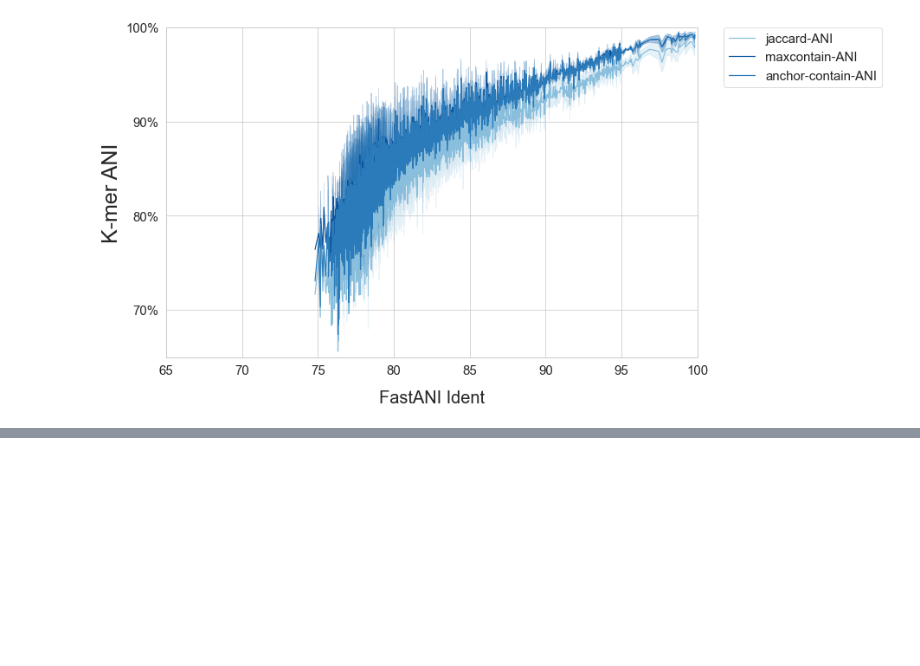
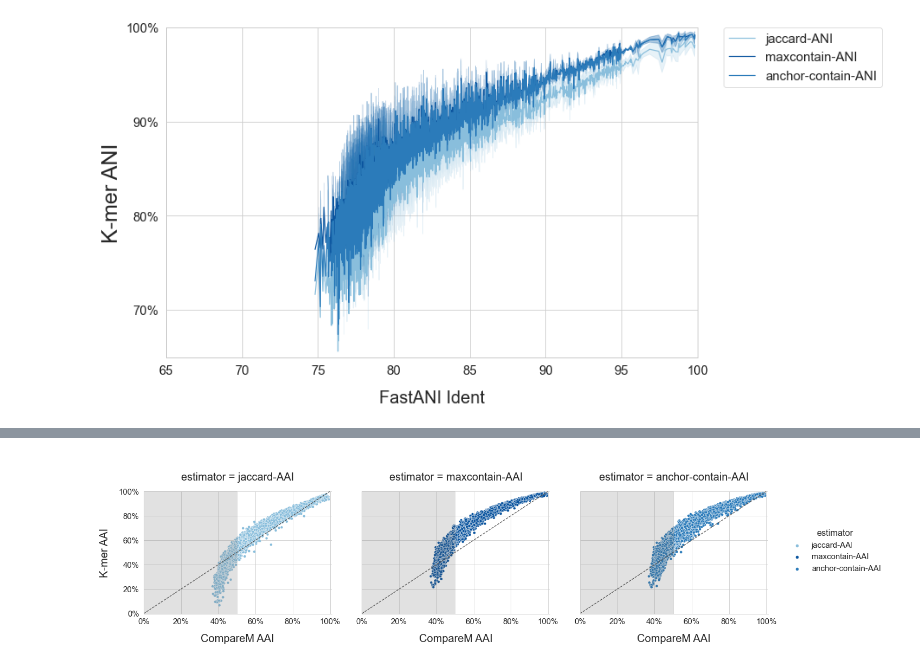
Before and after one commit to bluegenes/2020-dist-compare, a Jupyter notebook: notebooks/compare-ANI-AAI-estimation-to-current-tools.ipynb, the cells around one changed output, grey strips where cells are left out. Cells and saved outputs as stored; diff of their text form; code cells hidden in the pictures; blank space fills up the shorter version.

```diff
--- a/notebooks/compare-ANI-AAI-estimation-to-current-tools.ipynb
+++ b/notebooks/compare-ANI-AAI-estimation-to-current-tools.ipynb
@@ -819,3 +844,8 @@ with sns.plotting_context("paper", font_scale=1.7,rc={"font.size":25,"axes.title
     fig = g.get_figure()
 # %% [output]
 [figure]
+# %%
+protB=pd.melt(allprot,id_vars=["comparison_name", "path", "compareM"],
+                     value_vars=["jaccard-AAI", "maxcontain-AAI", "anchor-contain-AAI"],
+                     var_name='estimator', value_name='AAI')
+protB
@@ -821,0 +885,27 @@ with sns.plotting_context("paper", font_scale=1.7,rc={"font.size":25,"axes.title
+# %%
+aai_colors = {"jaccard-AAI":"#89bedc", "maxcontain-AAI":"#0b559f", "anchor-contain-AAI":'#2b7bba', "compareM":"#c44e52"}
+
+sns.set() # reset defaults
+with sns.plotting_context("paper", font_scale=1.7,rc={"font.size":25,"axes.titlesize":20,"axes.labelsize":20}):
+    sns.set_style("whitegrid")
+    g=sns.relplot(data=protB, x="compareM", y="AAI", hue="estimator",col="estimator", palette=aai_colors)
+    xlim=(0, 1.009)#None
+    ylim= (0, 1)
+    for ax in g.fig.axes:
+        ax.plot((0,1), (0,1), ls="--", c=".3")
+        #ax.margins(x=0.1, y=0.1)
+        ax.axvspan(0, 0.5, alpha=0.2, color='dimgray')
+        ax.xaxis.set_major_locator(ticker.MultipleLocator(0.2))
+        ax.xaxis.set_major_formatter(ticker.PercentFormatter(xmax=1,decimals=0))
+        ax.yaxis.set_major_locator(ticker.MultipleLocator(0.2))
+        ax.yaxis.set_major_formatter(ticker.PercentFormatter(xmax=1,decimals=0))
+        ax.set_title(ax.get_title(), pad=20)
+        ax.set(xlim=xlim, ylim=ylim)
+    g.fig.tight_layout()
+
+    g.add_legend(bbox_to_anchor=(1.14, 1), loc=2, borderaxespad=0.)
+    g.set_axis_labels("CompareM AAI", "K-mer AAI", size=20, labelpad=15)
+    g.savefig("gtdb95-evolpaths.AAI-concordance.png",bbox_inches='tight')
+    g.savefig("gtdb95-evolpaths.AAI-concordance.pdf",bbox_inches='tight')
+# %% [output]
+[figure, added]
```
Also changed, not shown: parts of 22 cells of this notebook, 2 other files.
